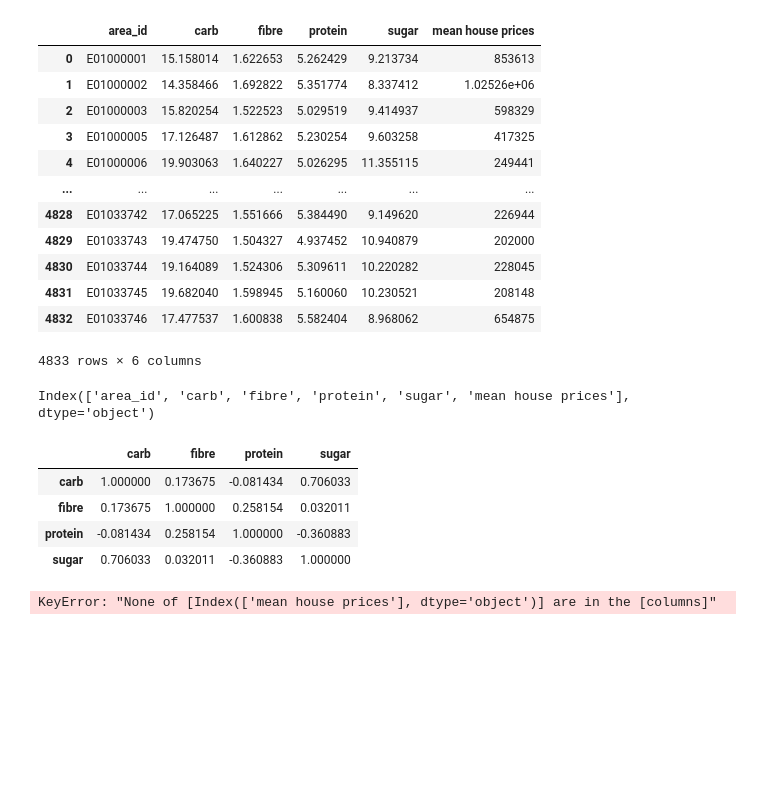
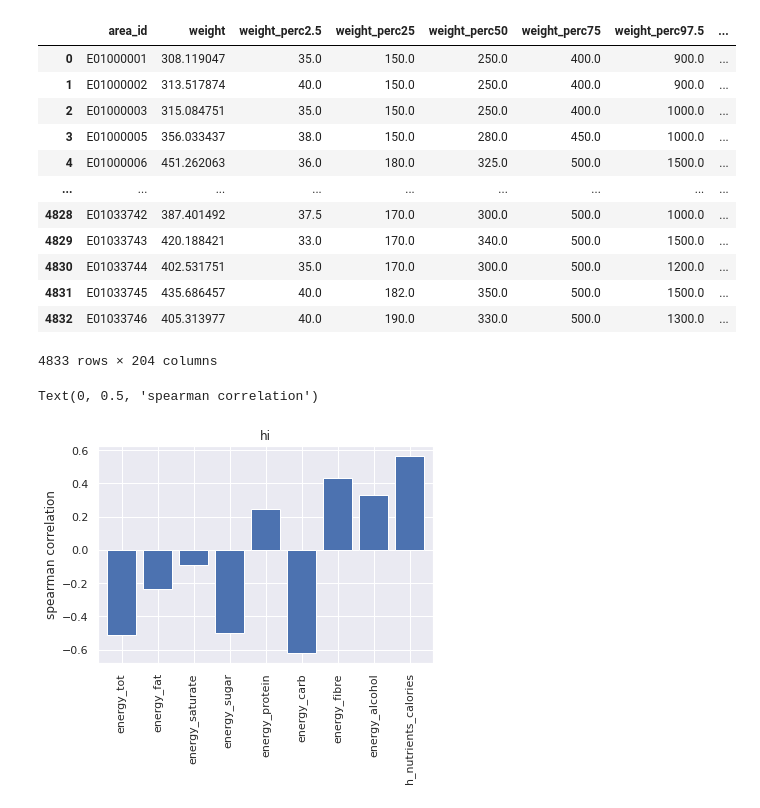
Before and after one commit to epfl-ada/ada-2020-project-milestone-p3-p3_caxaga, a Jupyter notebook: housing.ipynb, the cells around one changed output. Cells and saved outputs as stored; diff of their text form; code cells hidden in the pictures; blank space fills up the shorter version.

```diff
--- a/housing.ipynb
+++ b/housing.ipynb
@@ -17,0 +27,14 @@ display(year_grocery.head())
+# %%
+min_grocery = year_grocery[['energy_tot', 'saturate', 'salt',
+                             'sugar', 'f_fruit_veg', 'fibre', 'protein']].min(axis=0)
+
+max_grocery = year_grocery[['energy_tot', 'saturate', 'salt',
+                             'sugar', 'f_fruit_veg', 'fibre', 'protein']].max(axis=0)
+
+# display(mean_grocery)
+
+
+year_grocery["nutripoints"] = year_grocery.apply(
+    lambda row: calculate_nutripoints(row, min_grocery, max_grocery), axis=1)
+
+display(year_grocery[["nutripoints"]])
@@ -33,33 +75,38 @@ display(housing_prices.head())
 | 4 | E01000005 | 417325 |
 | 5 | E01032739 | 906953 |
 # %%
-grocery_housing = pd.merge(year_grocery, housing_prices, left_on="area_id", right_on="Code")
+grocery_housing = pd.merge(
+    year_grocery, housing_prices, left_on="area_id", right_on="Code")
 grocery_housing.drop("Code", axis=1, inplace=True)
-display(grocery_housing)
-# %% [output]
-|  | area_id | carb | fibre | protein | sugar | mean house prices |
-| 0 | E01000001 | 15.158014 | 1.622653 | 5.262429 | 9.213734 | 853613 |
-| 1 | E01000002 | 14.358466 | 1.692822 | 5.351774 | 8.337412 | 1.02526e+06 |
-| 2 | E01000003 | 15.820254 | 1.522523 | 5.029519 | 9.414937 | 598329 |
-| 3 | E01000005 | 17.126487 | 1.612862 | 5.230254 | 9.603258 | 417325 |
-| 4 | E01000006 | 19.903063 | 1.640227 | 5.026295 | 11.355115 | 249441 |
-| ... | ... | ... | ... | ... | ... | ... |
-| 4828 | E01033742 | 17.065225 | 1.551666 | 5.384490 | 9.149620 | 226944 |
-| 4829 | E01033743 | 19.474750 | 1.504327 | 4.937452 | 10.940879 | 202000 |
-| 4830 | E01033744 | 19.164089 | 1.524306 | 5.309611 | 10.220282 | 228045 |
-| 4831 | E01033745 | 19.682040 | 1.598945 | 5.160060 | 10.230521 | 208148 |
-| 4832 | E01033746 | 17.477537 | 1.600838 | 5.582404 | 8.968062 | 654875 |
-4833 rows × 6 columns
-# %%
-display(grocery_housing.columns)
-display(grocery_housing.corr())
-
-sns.heatmap(grocery_housing.corr()[['mean house prices']])
-# %% [output]
-Index(['area_id', 'carb', 'fibre', 'protein', 'sugar', 'mean house prices'], dtype='object')
-|  | carb | fibre | protein | sugar |
-| carb | 1.000000 | 0.173675 | -0.081434 | 0.706033 |
-| fibre | 0.173675 | 1.000000 | 0.258154 | 0.032011 |
-| protein | -0.081434 | 0.258154 | 1.000000 | -0.360883 |
-| sugar | 0.706033 | 0.032011 | -0.360883 | 1.000000 |
-KeyError: "None of [Index(['mean house prices'], dtype='object')] are in the [columns]"
+# %%
+grocery_housing['mean house price'] = pd.to_numeric(
+    grocery_housing['mean house price'], errors='coerce')
+display(grocery_housing)
+# %% [output]
+|  | area_id | weight | weight_perc2.5 | weight_perc25 | weight_perc50 | weight_perc75 | weight_perc97.5 | ... |
+| 0 | E01000001 | 308.119047 | 35.0 | 150.0 | 250.0 | 400.0 | 900.0 | ... |
+| 1 | E01000002 | 313.517874 | 40.0 | 150.0 | 250.0 | 400.0 | 900.0 | ... |
+| 2 | E01000003 | 315.084751 | 35.0 | 150.0 | 250.0 | 400.0 | 1000.0 | ... |
+| 3 | E01000005 | 356.033437 | 38.0 | 150.0 | 280.0 | 450.0 | 1000.0 | ... |
+| 4 | E01000006 | 451.262063 | 36.0 | 180.0 | 325.0 | 500.0 | 1500.0 | ... |
+| ... | ... | ... | ... | ... | ... | ... | ... | ... |
+| 4828 | E01033742 | 387.401492 | 37.5 | 170.0 | 300.0 | 500.0 | 1000.0 | ... |
+| 4829 | E01033743 | 420.188421 | 33.0 | 170.0 | 340.0 | 500.0 | 1500.0 | ... |
+| 4830 | E01033744 | 402.531751 | 35.0 | 170.0 | 300.0 | 500.0 | 1200.0 | ... |
+| 4831 | E01033745 | 435.686457 | 40.0 | 182.0 | 350.0 | 500.0 | 1500.0 | ... |
+| 4832 | E01033746 | 405.313977 | 40.0 | 190.0 | 330.0 | 500.0 | 1300.0 | ... |
+4833 rows × 204 columns
+# %%
+COLS = ["energy_tot", "energy_fat", "energy_saturate", "energy_sugar", "energy_protein",
+        "energy_carb", "energy_fibre", "energy_alcohol", "h_nutrients_calories"]
+
+correlation = grocery_housing.corr(method="spearman").loc[COLS]
+
+correlation['mean house price'].plot.bar(
+    x=None, y=None, width=0.8, legend=None)
+
+plt.title("hi")
+plt.ylabel("spearman correlation")
+# %% [output]
+Text(0, 0.5, 'spearman correlation')
+[figure, added]
```
Also changed, not shown: parts of 8 cells of this notebook, 1 other file.
